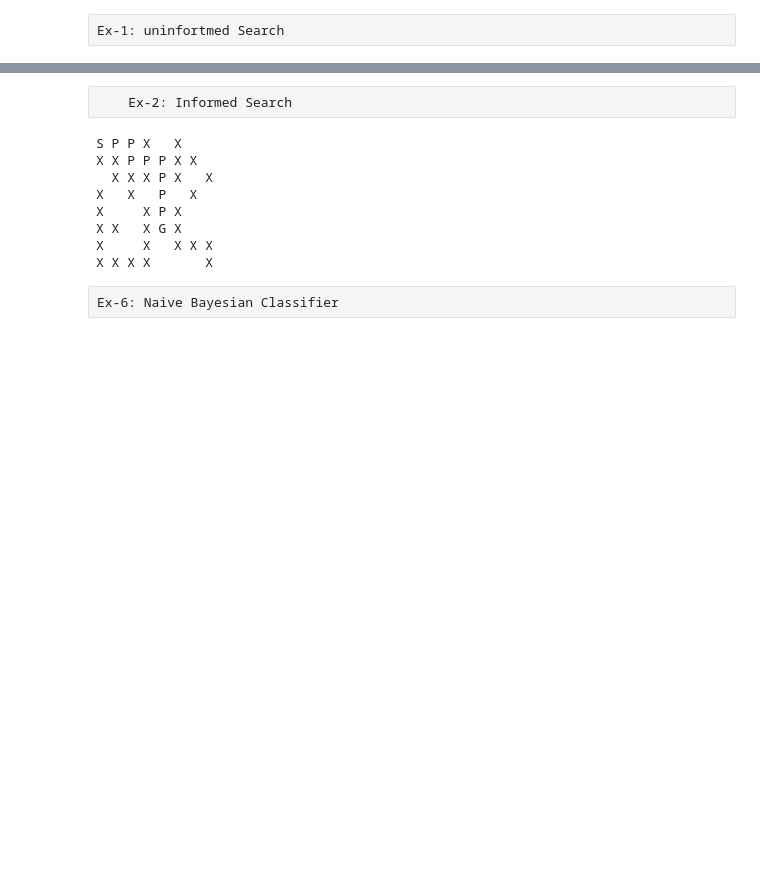
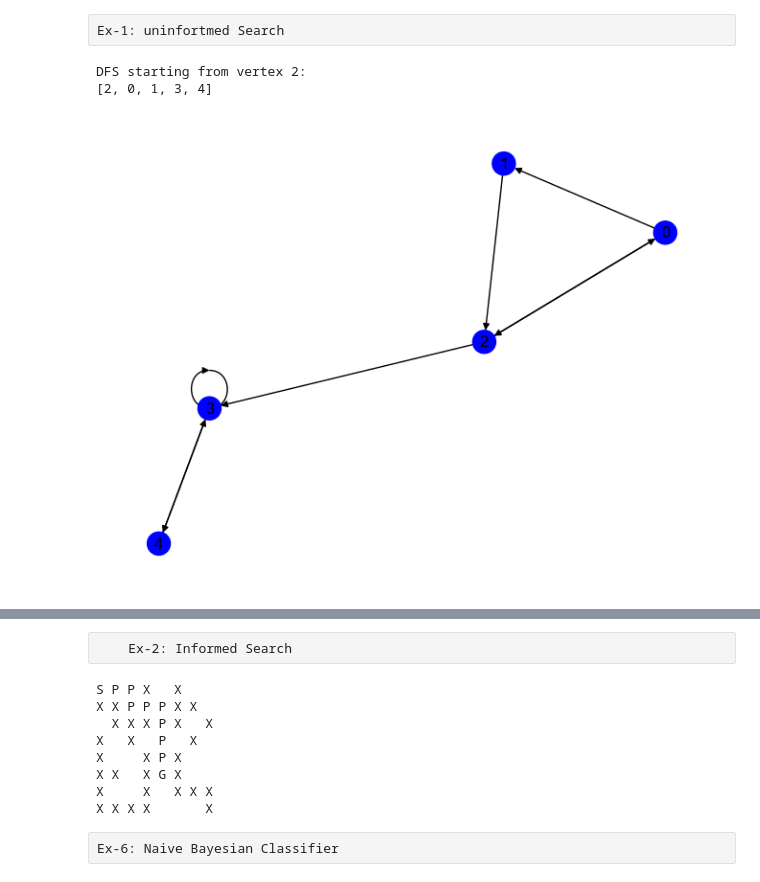
Before and after one commit to Haryish/MCA-e_Library, a Jupyter notebook: Semester2/AIML Lab/2232MCA0058-AIML Lab.ipynb, the cells around one changed output, grey strips where cells are left out. Drawn from its saved outputs; the diff is of its cells as text; code cells hidden in the pictures; blank space fills up the shorter version.

```diff
--- a/Semester2/AIML Lab/2232MCA0058-AIML Lab.ipynb
+++ b/Semester2/AIML Lab/2232MCA0058-AIML Lab.ipynb
@@ -1,3 +1,65 @@
 # %% [raw]
 Ex-1: uninfortmed Search
+# %%
+import matplotlib.pyplot as plt
+import networkx as nx
+
+class Graph:
+    def __init__(self):
+        self.graph = {}
+
+    def add_edge(self, u, v):
+        if u not in self.graph:
+            self.graph[u] = []
+        self.graph[u].append(v)
+
+    def dfs(self, start):
+        visited = set()
+        dfs_order = []A
+
+        def dfs_recursive(node):
+            visited.add(node)
+            dfs_order.append(node)
+            for neighbor in self.graph.get(node, []):
+                if neighbor not in visited:
+                    dfs_recursive(neighbor)
+
+        dfs_recursive(start)
+        return dfs_order
+
+def visualize_dfs(graph, dfs_order):
+    G = nx.DiGraph()
+    for node, neighbors in graph.graph.items():
+        for neighbor in neighbors:
+            G.add_edge(node, neighbor)
+
+    pos = nx.spring_layout(G)
+    labels = {node: node for node in G.nodes()}
+
+    node_colors = ['blue' if node in dfs_order else 'gray' for node in G.nodes()]
+
+    nx.draw(G, pos, labels=labels, node_color=node_colors, with_labels=True, arrows=True)
+    plt.show()
+
+# Example usage:
+g = Graph()
+g.add_edge(0, 1)
+g.add_edge(0, 2)
+g.add_edge(1, 2)
+g.add_edge(2, 0)
+g.add_edge(2, 3)
+g.add_edge(3, 3)
+g.add_edge(3, 4)
+g.add_edge(4,3)
+
+start_node = 2
+dfs_order = g.dfs(start_node)
+print("DFS starting from vertex 2:")
+print(dfs_order)
+
+visualize_dfs(g, dfs_order)
+# %% [output]
+DFS starting from vertex 2:
+[2, 0, 1, 3, 4]
+[figure, added]
 # %%
```
Also changed, not shown: parts of 18 cells of this notebook, 8 other files.
